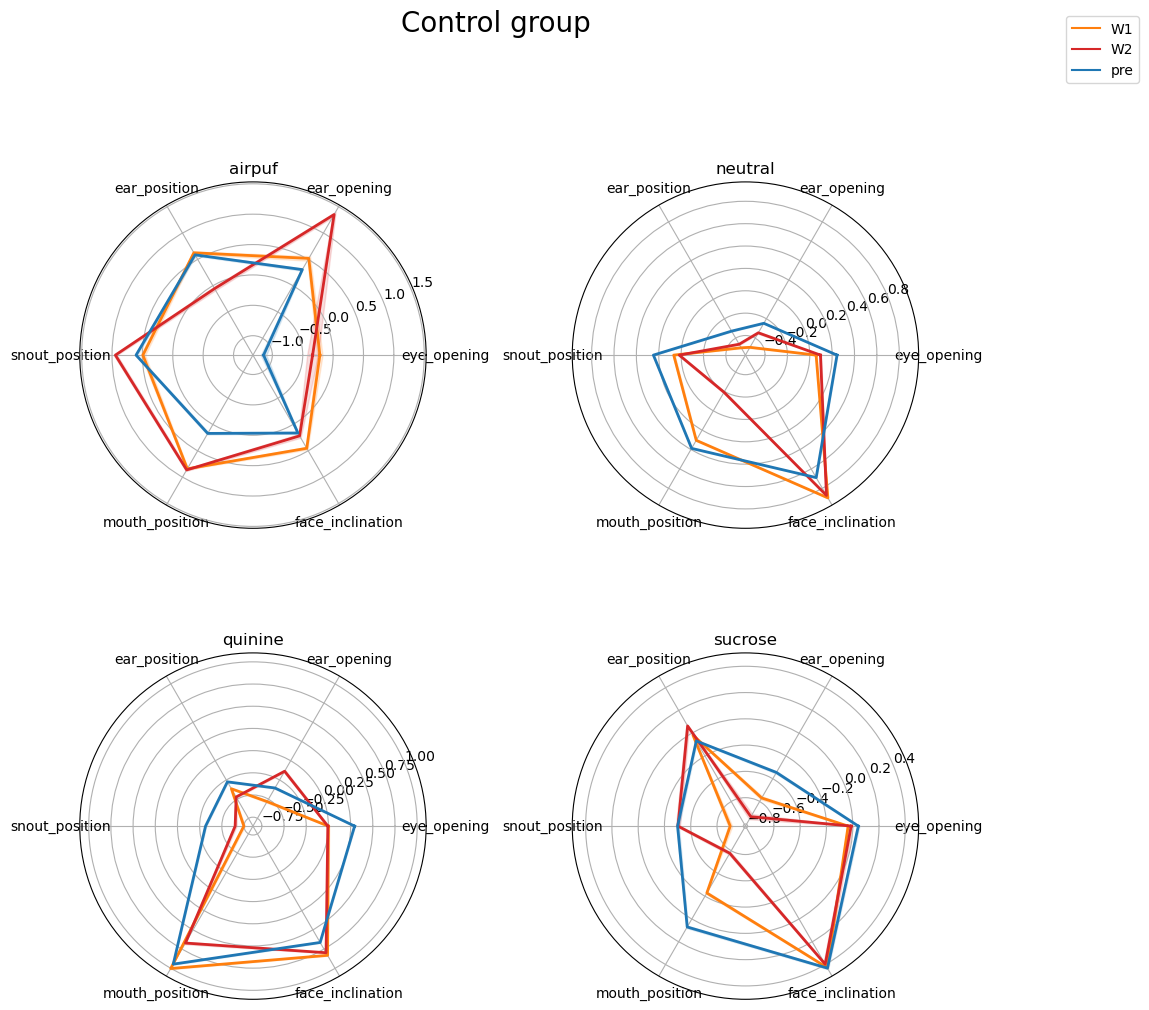
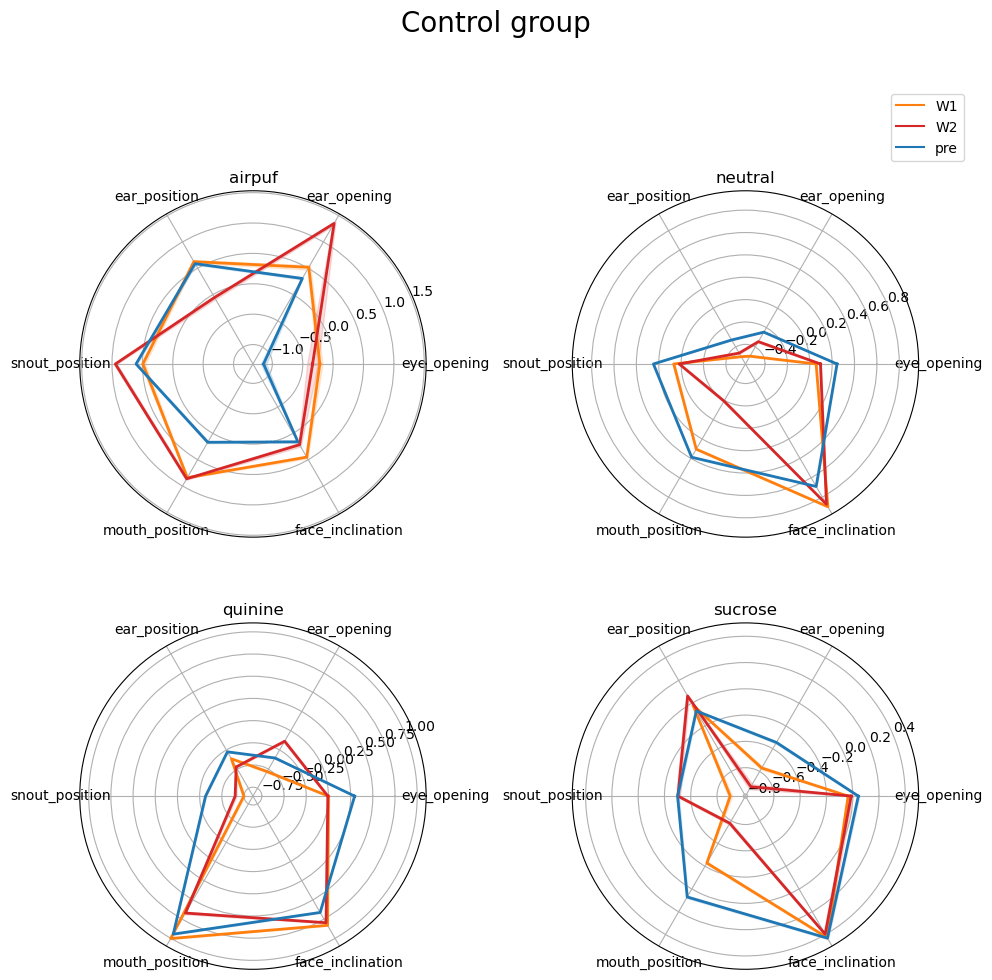
The notebook cell's code change between the first figure and the second:
--- before
+++ after
@@ -71,8 +71,13 @@
     labels_legend.append(group)
 
-fig.legend(handles, labels_legend, loc="upper right", bbox_to_anchor=(1.15, 1.05))
-
-fig.suptitle("Control group", fontsize=20, y=1.05)
+plt.suptitle("Control group", fontsize=20, y=1)
+axes[1].legend(
+    handles,
+    labels_legend,
+    loc="upper right",
+    bbox_to_anchor=(1.15, 1.3)
+)
 
 plt.tight_layout()
+plt.savefig("cont_group.svg")
 plt.show()

Commit: ploots